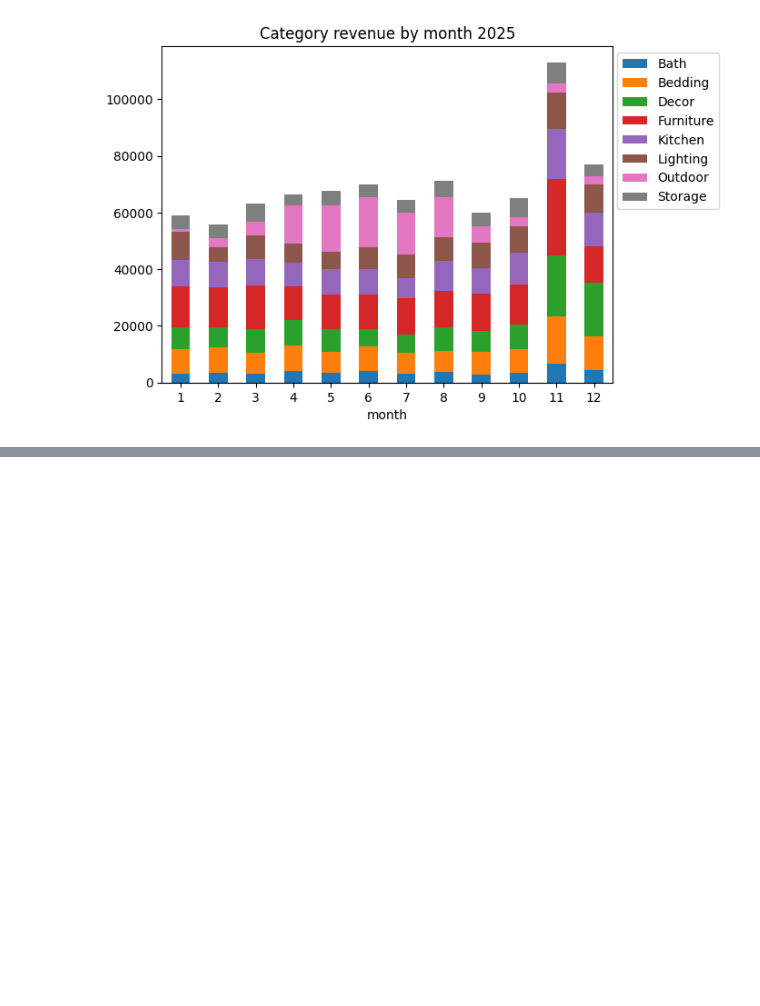
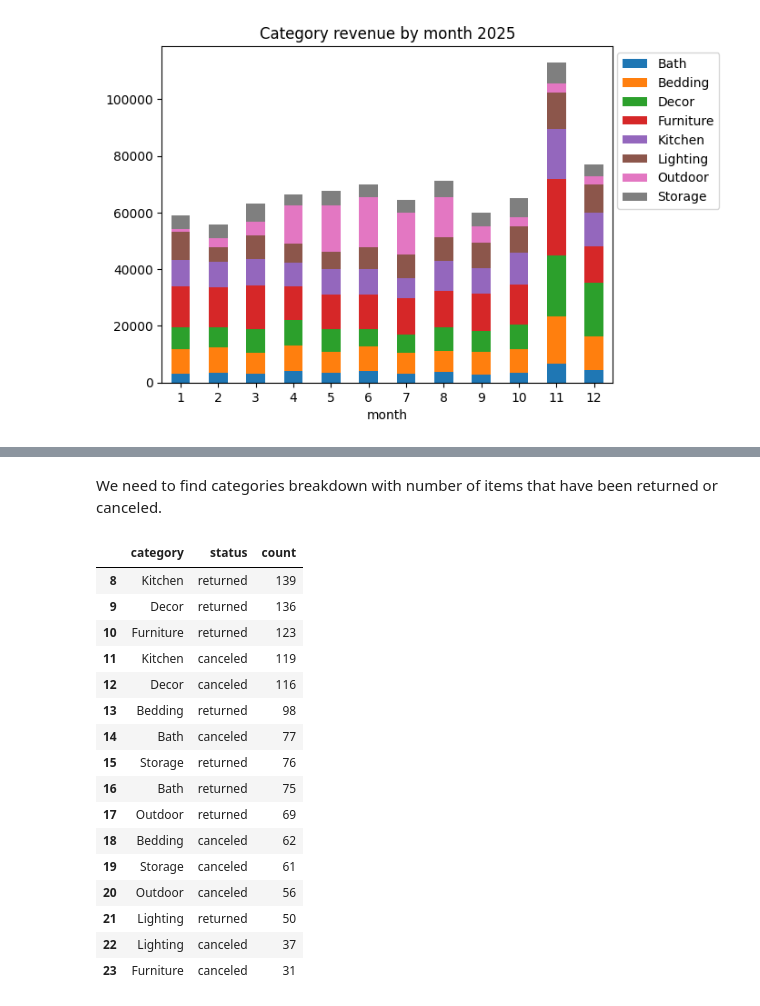
Before and after one commit to Mohamed-Shaheedullah/wayfair-python-analysis, a Jupyter notebook: wayfair-analysis.ipynb, the cells around one changed output, grey strips where cells are left out. Cells and saved outputs as stored; diff of their text form; code cells hidden in the pictures; blank space fills up the shorter version.

Commit message:
no 6 orders that have been returned or canceled

```diff
--- a/wayfair-analysis.ipynb
+++ b/wayfair-analysis.ipynb
@@ -463,0 +468,2 @@ plt.show()
+# %%
+full_orders_with_products = pd.merge(full_orders, products, how='left')
@@ -463,0 +486,26 @@ plt.show()
+# %% [markdown]
+We need to find categories breakdown with number of items that have been returned or canceled.
+# %%
+ret_or_canceled = full_orders_with_products[['category', 'status']].value_counts().reset_index()
+# %%
+ret_or_canceled = ret_or_canceled[ret_or_canceled['status']!='completed']
+# %%
+ret_or_canceled
+# %% [output]
+|  | category | status | count |
+| 8 | Kitchen | returned | 139 |
+| 9 | Decor | returned | 136 |
+| 10 | Furniture | returned | 123 |
+| 11 | Kitchen | canceled | 119 |
+| 12 | Decor | canceled | 116 |
+| 13 | Bedding | returned | 98 |
+| 14 | Bath | canceled | 77 |
+| 15 | Storage | returned | 76 |
+| 16 | Bath | returned | 75 |
+| 17 | Outdoor | returned | 69 |
+| 18 | Bedding | canceled | 62 |
+| 19 | Storage | canceled | 61 |
+| 20 | Outdoor | canceled | 56 |
+| 21 | Lighting | returned | 50 |
+| 22 | Lighting | canceled | 37 |
+| 23 | Furniture | canceled | 31 |
```
Also changed, not shown: parts of 3 cells of this notebook.
